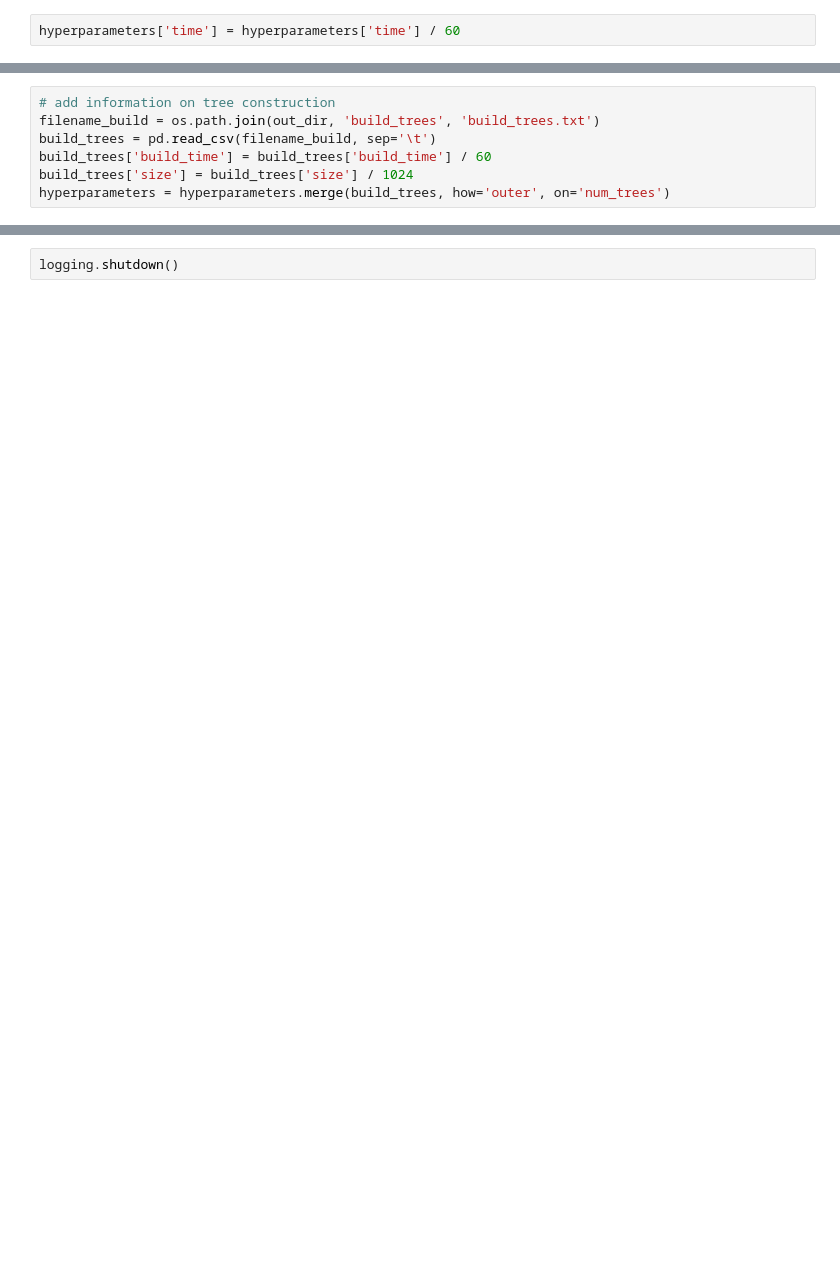
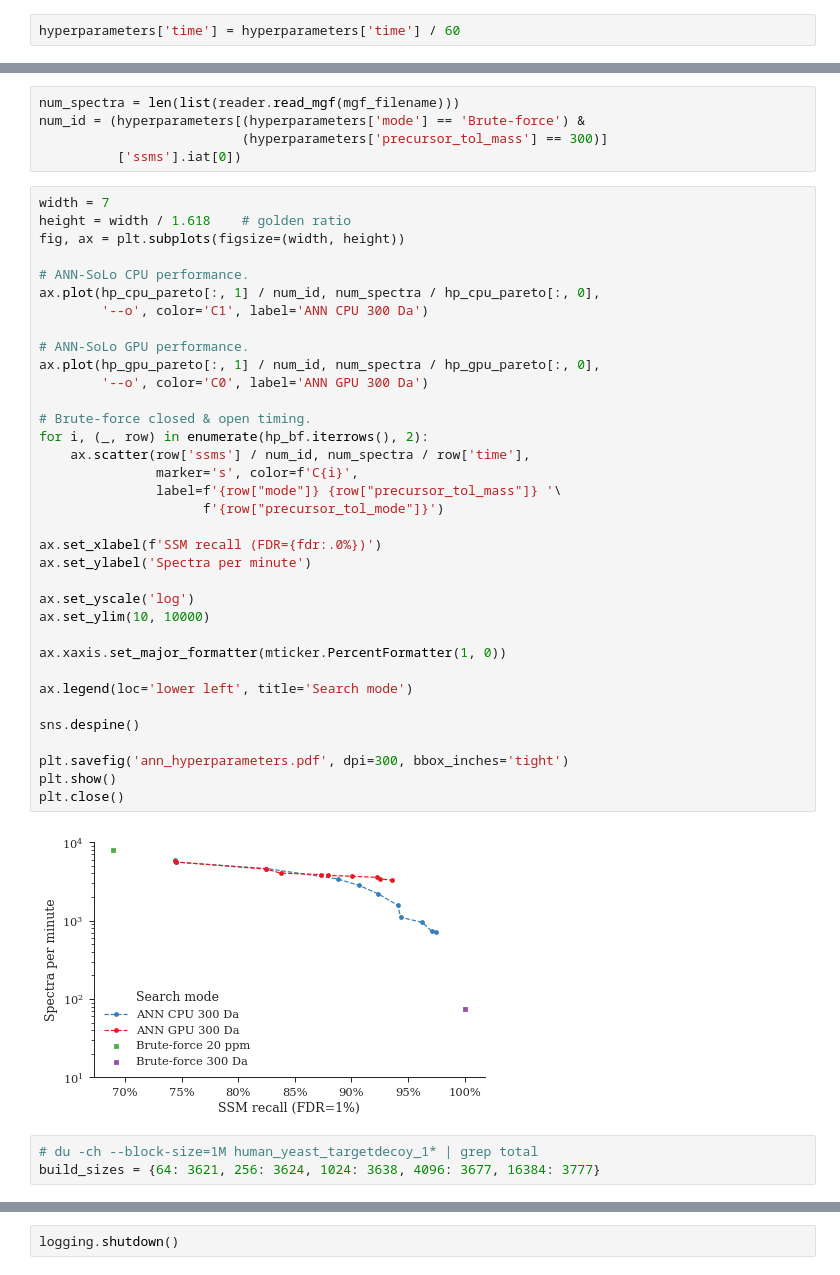
Before and after one commit to bittremieux/ANN-SoLo, a Jupyter notebook: notebooks/iprg2012_ann_hyperparameters.ipynb, the cells around one changed output, grey strips where cells are left out. Drawn from its saved outputs; the diff is of its cells as text; blank space fills up the shorter version.

```diff
--- a/notebooks/iprg2012_ann_hyperparameters.ipynb
+++ b/notebooks/iprg2012_ann_hyperparameters.ipynb
@@ -217,7 +236,45 @@ plt.close()
-# %%
-# add information on tree construction
-filename_build = os.path.join(out_dir, 'build_trees', 'build_trees.txt')
-build_trees = pd.read_csv(filename_build, sep='\t')
-build_trees['build_time'] = build_trees['build_time'] / 60
-build_trees['size'] = build_trees['size'] / 1024
-hyperparameters = hyperparameters.merge(build_trees, how='outer', on='num_trees')
+# %%
+num_spectra = len(list(reader.read_mgf(mgf_filename)))
+num_id = (hyperparameters[(hyperparameters['mode'] == 'Brute-force') &
+                          (hyperparameters['precursor_tol_mass'] == 300)]
+          ['ssms'].iat[0])
+# %%
+width = 7
+height = width / 1.618    # golden ratio
+fig, ax = plt.subplots(figsize=(width, height))
+
+# ANN-SoLo CPU performance.
+ax.plot(hp_cpu_pareto[:, 1] / num_id, num_spectra / hp_cpu_pareto[:, 0],
+        '--o', color='C1', label='ANN CPU 300 Da')
+
+# ANN-SoLo GPU performance.
+ax.plot(hp_gpu_pareto[:, 1] / num_id, num_spectra / hp_gpu_pareto[:, 0],
+        '--o', color='C0', label='ANN GPU 300 Da')
+
+# Brute-force closed & open timing.
+for i, (_, row) in enumerate(hp_bf.iterrows(), 2):
+    ax.scatter(row['ssms'] / num_id, num_spectra / row['time'],
+               marker='s', color=f'C{i}',
+               label=f'{row["mode"]} {row["precursor_tol_mass"]} '\
+                     f'{row["precursor_tol_mode"]}')
+
+ax.set_xlabel(f'SSM recall (FDR={fdr:.0%})')
+ax.set_ylabel('Spectra per minute')
+
+ax.set_yscale('log')
+ax.set_ylim(10, 10000)
+
+ax.xaxis.set_major_formatter(mticker.PercentFormatter(1, 0))
+
+ax.legend(loc='lower left', title='Search mode')
+
+sns.despine()
+
+plt.savefig('ann_hyperparameters.pdf', dpi=300, bbox_inches='tight')
+plt.show()
+plt.close()
+# %% [output]
+[figure, added]
+# %%
+# du -ch --block-size=1M human_yeast_targetdecoy_1* | grep total
+build_sizes = {64: 3621, 256: 3624, 1024: 3638, 4096: 3677, 16384: 3777}
```
Also changed, not shown: parts of 14 cells of this notebook, 5 other files.
